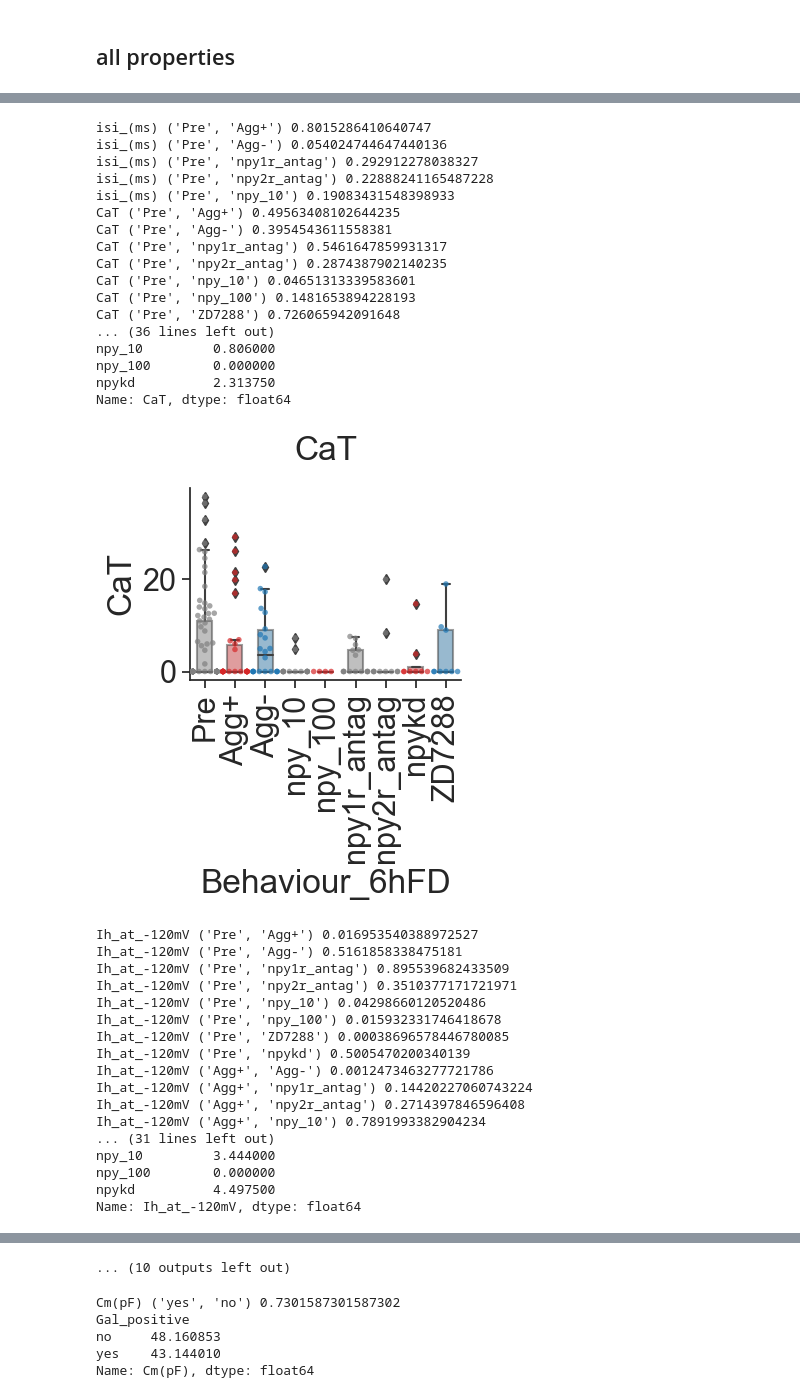
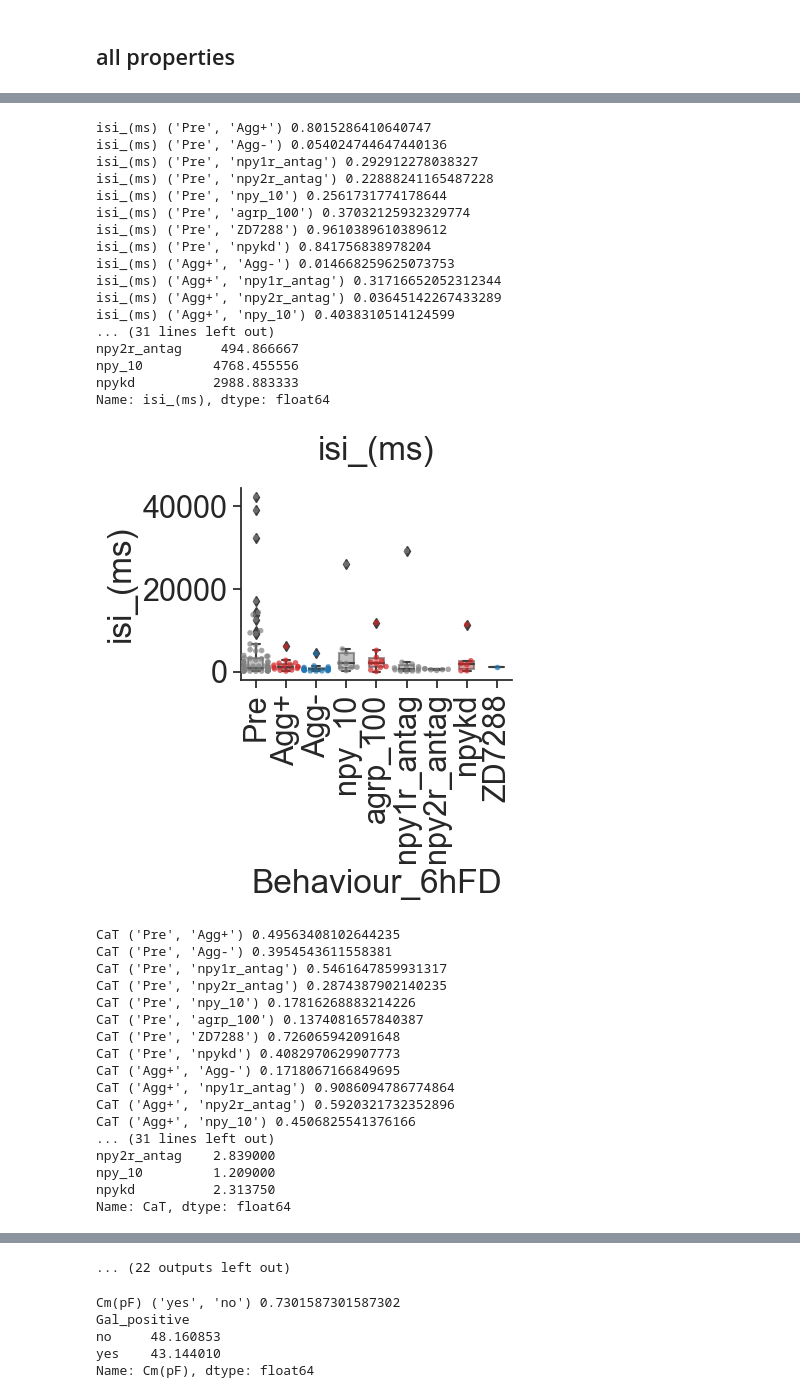
Before and after one commit to FrancisCrickInstitute/negative_parental_switch, a Jupyter notebook: NPW_ephys/ephys_analysis.ipynb, the cells around one changed output, grey strips where cells are left out. Cells and saved outputs as stored; diff of their text form; code cells hidden in the pictures.

```diff
--- a/NPW_ephys/ephys_analysis.ipynb
+++ b/NPW_ephys/ephys_analysis.ipynb
@@ -210,7 +209,7 @@ array(['Pre', 'Agg+', 'Agg-', 'npy_antag', 'npy1r_antag', 'npy2r_antag',
 # %% [markdown]
 ## all properties
 # %%
-filter_cat = ['Pre', 'Agg+', 'Agg-', 'npy_10', 'npy_100', 'npy1r_antag', 'npy2r_antag', 'npykd', 'ZD7288']
+filter_cat = ['Pre', 'Agg+', 'Agg-', 'npy_10', 'agrp_100', 'npy1r_antag', 'npy2r_antag', 'npykd', 'ZD7288']
 
 
 preprocess_plot(ephys[ephys.Behaviour_6hFD.isin(filter_cat)],'Behaviour_6hFD', 'pan',
@@ -256,35 +255,35 @@ Name: Instant_freq_(Hz), dtype: float64
 isi_(ms) ('Pre', 'Agg+') 0.8015286410640747
 isi_(ms) ('Pre', 'Agg-') 0.054024744647440136
 isi_(ms) ('Pre', 'npy1r_antag') 0.292912278038327
 isi_(ms) ('Pre', 'npy2r_antag') 0.22888241165487228
-isi_(ms) ('Pre', 'npy_10') 0.19083431548398933
-CaT ('Pre', 'Agg+') 0.49563408102644235
-CaT ('Pre', 'Agg-') 0.3954543611558381
-CaT ('Pre', 'npy1r_antag') 0.5461647859931317
-CaT ('Pre', 'npy2r_antag') 0.2874387902140235
-CaT ('Pre', 'npy_10') 0.04651313339583601
-CaT ('Pre', 'npy_100') 0.1481653894228193
-CaT ('Pre', 'ZD7288') 0.726065942091648
-... (36 lines left out)
-npy_10         0.806000
-npy_100        0.000000
-npykd          2.313750
-Name: CaT, dtype: float64
+isi_(ms) ('Pre', 'npy_10') 0.2561731774178644
+isi_(ms) ('Pre', 'agrp_100') 0.37032125932329774
+isi_(ms) ('Pre', 'ZD7288') 0.9610389610389612
+isi_(ms) ('Pre', 'npykd') 0.841756838978204
+isi_(ms) ('Agg+', 'Agg-') 0.014668259625073753
+isi_(ms) ('Agg+', 'npy1r_antag') 0.31716652052312344
+isi_(ms) ('Agg+', 'npy2r_antag') 0.03645142267433289
+isi_(ms) ('Agg+', 'npy_10') 0.4038310514124599
+... (31 lines left out)
+npy2r_antag     494.866667
+npy_10         4768.455556
+npykd          2988.883333
+Name: isi_(ms), dtype: float64
-[figure, old version]
+[figure, new version]
-Ih_at_-120mV ('Pre', 'Agg+') 0.016953540388972527
-Ih_at_-120mV ('Pre', 'Agg-') 0.5161858338475181
-Ih_at_-120mV ('Pre', 'npy1r_antag') 0.895539682433509
-Ih_at_-120mV ('Pre', 'npy2r_antag') 0.3510377171721971
-Ih_at_-120mV ('Pre', 'npy_10') 0.04298660120520486
-Ih_at_-120mV ('Pre', 'npy_100') 0.015932331746418678
-Ih_at_-120mV ('Pre', 'ZD7288') 0.00038696578446780085
-Ih_at_-120mV ('Pre', 'npykd') 0.5005470200340139
-Ih_at_-120mV ('Agg+', 'Agg-') 0.0012473463277721786
-Ih_at_-120mV ('Agg+', 'npy1r_antag') 0.14420227060743224
-Ih_at_-120mV ('Agg+', 'npy2r_antag') 0.2714397846596408
-Ih_at_-120mV ('Agg+', 'npy_10') 0.7891993382904234
+CaT ('Pre', 'Agg+') 0.49563408102644235
+CaT ('Pre', 'Agg-') 0.3954543611558381
+CaT ('Pre', 'npy1r_antag') 0.5461647859931317
+CaT ('Pre', 'npy2r_antag') 0.2874387902140235
+CaT ('Pre', 'npy_10') 0.17816268883214226
+CaT ('Pre', 'agrp_100') 0.1374081657840387
+CaT ('Pre', 'ZD7288') 0.726065942091648
+CaT ('Pre', 'npykd') 0.4082970629907773
+CaT ('Agg+', 'Agg-') 0.1718067166849695
+CaT ('Agg+', 'npy1r_antag') 0.9086094786774864
+CaT ('Agg+', 'npy2r_antag') 0.5920321732352896
+CaT ('Agg+', 'npy_10') 0.4506825541376166
 ... (31 lines left out)
-npy_10         3.444000
-npy_100        0.000000
-npykd          4.497500
-Name: Ih_at_-120mV, dtype: float64
+npy2r_antag    2.839000
+npy_10         1.209000
+npykd          2.313750
+Name: CaT, dtype: float64
@@ -328,4 +327,4 @@ Name: Vm, dtype: float64
-... (10 outputs left out)
+... (22 outputs left out)
 # %%
 preprocess_plot(ephys[(ephys.Gal_positive.isin(['no', 'yes'])) & (ephys.Behaviour_6hFD.isin(['Agg-', 'Agg+']))],
                 'Gal_positive', 'gal', palette=['Gray', 'Tab:red'], order = ['no', 'yes'], plotting= True)
```
Also changed, not shown: parts of 5 cells of this notebook, 31 other files.
